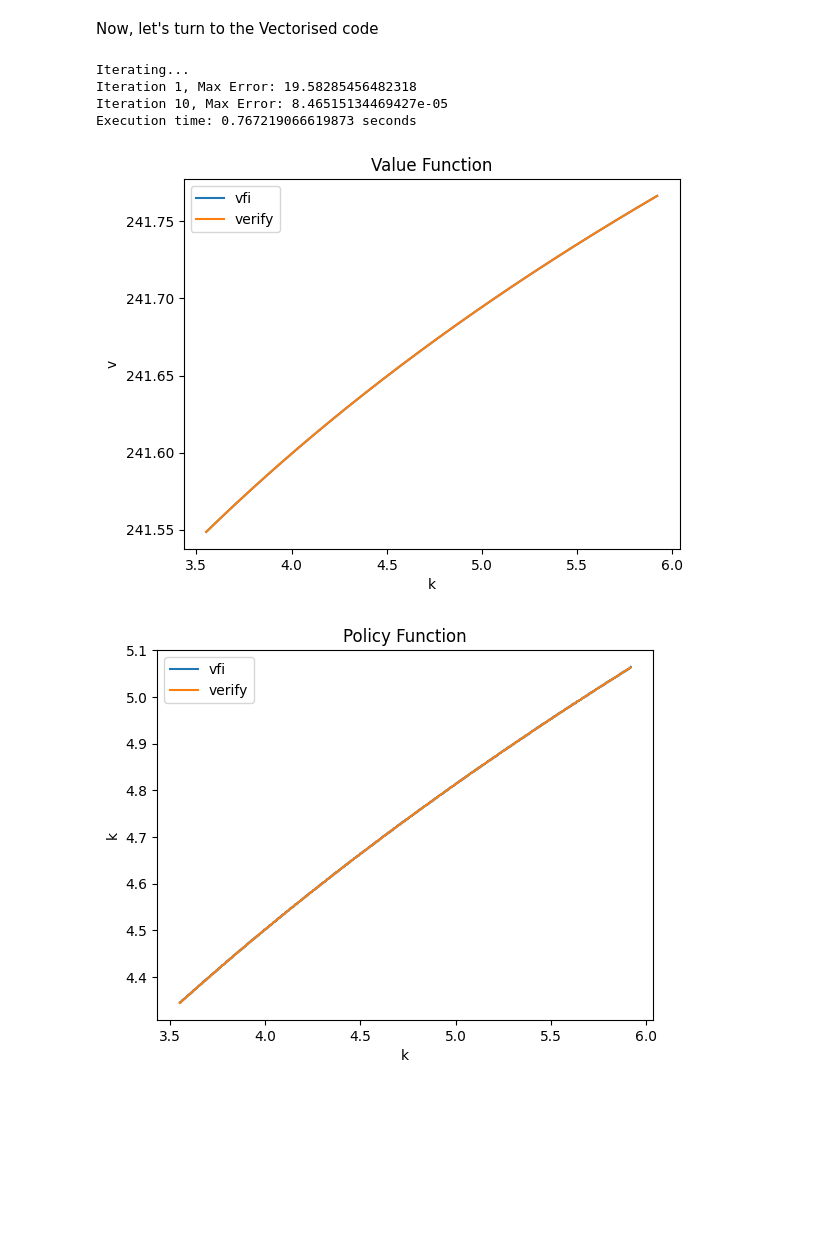
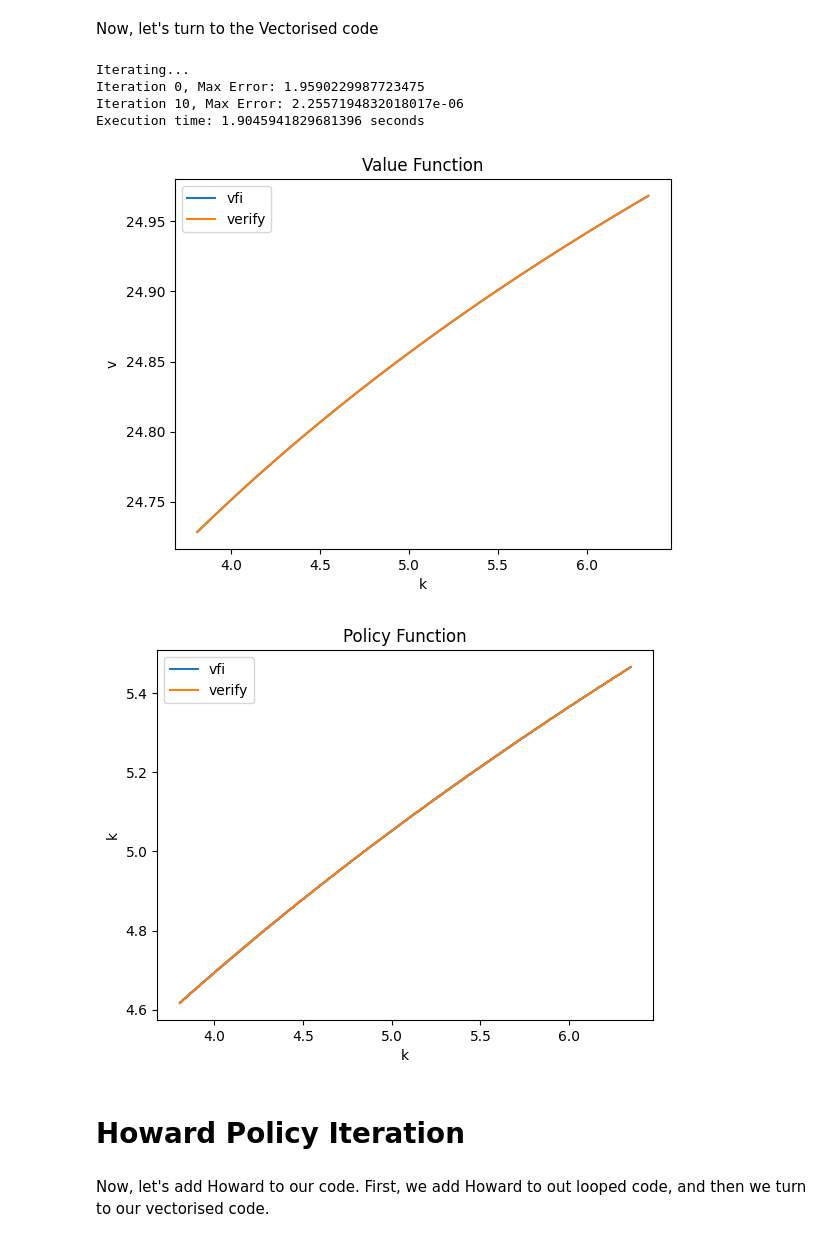
Before and after one commit to sgcbayli024/ECON8185_Homework, a Jupyter notebook: HW1_3_NEW_VERSION.ipynb, the cells around one changed output. Drawn from its saved outputs; the diff is of its cells as text; code cells hidden in the pictures; blank space fills up the shorter version.

```diff
--- a/HW1_3_NEW_VERSION.ipynb
+++ b/HW1_3_NEW_VERSION.ipynb
@@ -447,11 +441,15 @@ def Tv_vec_mqp(delt, max_iteration, grid_size, A, alph, bet, toler):
 
     return v, policy
 # %%
-mqp_v, mqp_pol = Tv_vec_mqp(delt=1, max_iteration=10000000, grid_size=1001, A=10, alph=0.3, bet=0.99, toler=1e-6)
+mqp_v, mqp_pol = Tv_vec_mqp(delt=1, max_iteration=10000000, grid_size=1001, A=10, alph=0.33, bet=0.9, toler=1e-6)
 # %% [output]
 Iterating...
-Iteration 1, Max Error: 19.58285456482318
-Iteration 10, Max Error: 8.46515134469427e-05
-Execution time: 0.767219066619873 seconds
+Iteration 0, Max Error: 1.9590229987723475
+Iteration 10, Max Error: 2.2557194832018017e-06
+Execution time: 1.9045941829681396 seconds
-[figure, old version]
+[figure, new version]
-[figure, old version]
+[figure, new version]
+# %% [markdown]
+# Howard Policy Iteration
+# %% [markdown]
+Now, let's add Howard to our code. First, we add Howard to out looped code, and then we turn to our vectorised code.
```
Also changed, not shown: parts of 13 cells of this notebook.
